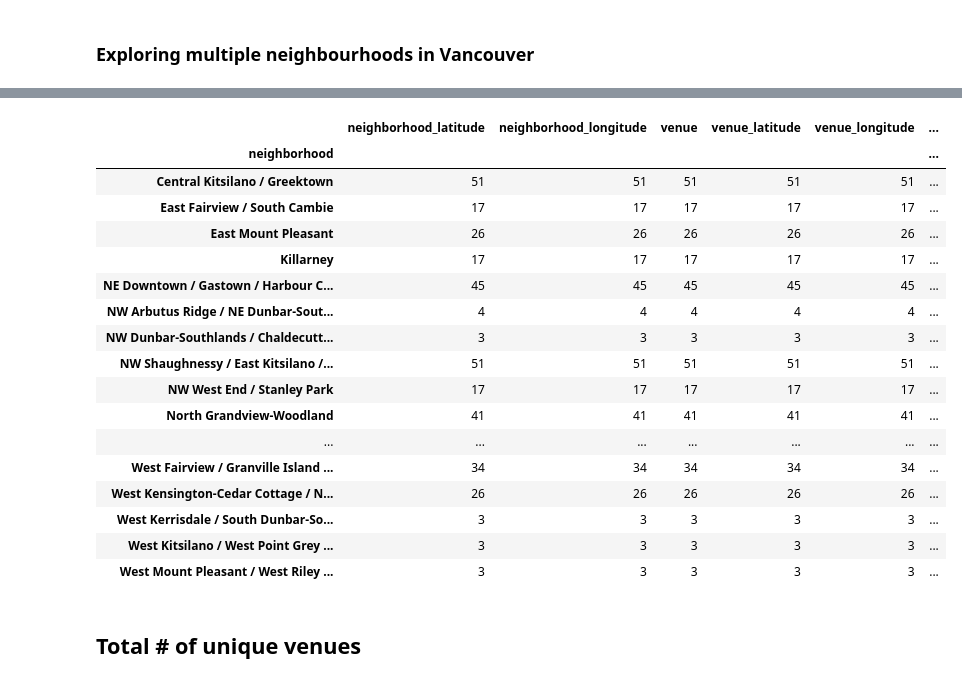
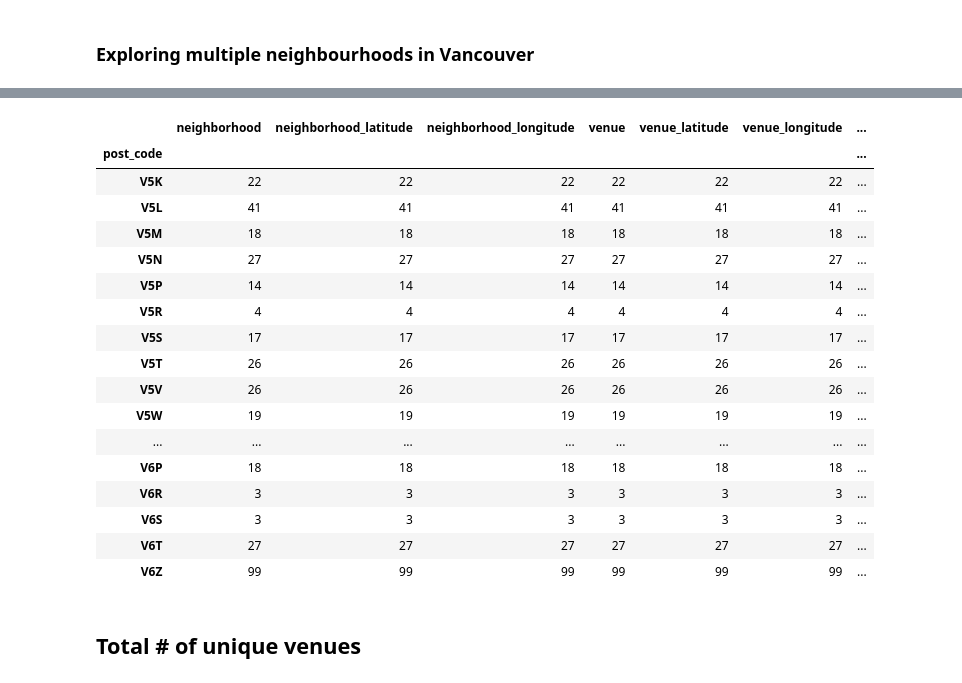
Before and after one commit to dprossi/Capstone_Project_IBM_Data_Science, a Jupyter notebook: Applied_Data_Science_Capstone_Project_Vancouver.ipynb, the cells around one changed output, grey strips where cells are left out. Saved outputs shown, nothing was run; the diff lists cells and outputs as text; code cells hidden in the pictures.

```diff
--- a/Applied_Data_Science_Capstone_Project_Vancouver.ipynb
+++ b/Applied_Data_Science_Capstone_Project_Vancouver.ipynb
@@ -287,8 +291,8 @@ The geograpical coordinates of Vancouver are 49.2608724, -123.1139529.
 map_vancouver = folium.Map(location=[latitude, longitude], zoom_start=12)
 
 # add markers to map
-for lat, lng, post_code, neighborhood in zip(df7['latitude'], df7['longitude'], df7['post_code'], df7['neighborhood']):
-    label = '{}, {}'.format(post_code, neighborhood)
+for lat, lng, post_code, in zip(df7['latitude'], df7['longitude'], df7['post_code']):
+    label = '{}'.format(post_code)
     label = folium.Popup(label, parse_html=True)
     folium.CircleMarker(
         [lat, lng],
@@ -337,7 +341,7 @@ print('Latitude and longitude values of {} are {}, {}.'.format(neighborhood_name
 Latitude and longitude values of North Hastings-Sunrise are 49.283199, -123.038055.
 # %%
 # set up Foursquare API call
-LIMIT = 100 # limit of number of venues returned by Foursquare API
+LIMIT = 110 # limit of number of venues returned by Foursquare API
 radius = 500 # define radius
 
 # create URL
@@ -472,7 +518,8 @@ def getNearbyVenues(names, latitudes, longitudes, radius=500):
 # %%
 # if this cell fails with ~ KeyError 'Groups'
 # create client secret on foursquare site and replace it in code above
-vancouver_venues = getNearbyVenues(names=df7['neighborhood'],
+vancouver_venues = getNearbyVenues_1(post_codes=df7['post_code'],
+                                   names=df7['neighborhood'],
                                    latitudes=df7['latitude'],
                                    longitudes=df7['longitude']
                                   )
@@ -508,24 +555,24 @@ vancouver_venues.head()
 # %%
-vancouver_venues.groupby('neighborhood').count()
+vancouver_venues.groupby('post_code').count()
 # %% [output]
-|  | neighborhood_latitude | neighborhood_longitude | venue | venue_latitude | venue_longitude | ... |
-| neighborhood |  |  |  |  |  | ... |
-| Central Kitsilano / Greektown | 51 | 51 | 51 | 51 | 51 | ... |
-| East Fairview / South Cambie | 17 | 17 | 17 | 17 | 17 | ... |
-| East Mount Pleasant | 26 | 26 | 26 | 26 | 26 | ... |
-| Killarney | 17 | 17 | 17 | 17 | 17 | ... |
-| NE Downtown / Gastown / Harbour C... | 45 | 45 | 45 | 45 | 45 | ... |
-| NW Arbutus Ridge / NE Dunbar-Sout... | 4 | 4 | 4 | 4 | 4 | ... |
-| NW Dunbar-Southlands / Chaldecutt... | 3 | 3 | 3 | 3 | 3 | ... |
-| NW Shaughnessy / East Kitsilano /... | 51 | 51 | 51 | 51 | 51 | ... |
-| NW West End / Stanley Park | 17 | 17 | 17 | 17 | 17 | ... |
-| North Grandview-Woodland | 41 | 41 | 41 | 41 | 41 | ... |
-| ... | ... | ... | ... | ... | ... | ... |
-| West Fairview / Granville Island ... | 34 | 34 | 34 | 34 | 34 | ... |
-| West Kensington-Cedar Cottage / N... | 26 | 26 | 26 | 26 | 26 | ... |
-| West Kerrisdale / South Dunbar-So... | 3 | 3 | 3 | 3 | 3 | ... |
-| West Kitsilano / West Point Grey ... | 3 | 3 | 3 | 3 | 3 | ... |
-| West Mount Pleasant / West Riley ... | 3 | 3 | 3 | 3 | 3 | ... |
+|  | neighborhood | neighborhood_latitude | neighborhood_longitude | venue | venue_latitude | venue_longitude | ... |
+| post_code |  |  |  |  |  |  | ... |
+| V5K | 22 | 22 | 22 | 22 | 22 | 22 | ... |
+| V5L | 41 | 41 | 41 | 41 | 41 | 41 | ... |
+| V5M | 18 | 18 | 18 | 18 | 18 | 18 | ... |
+| V5N | 27 | 27 | 27 | 27 | 27 | 27 | ... |
+| V5P | 14 | 14 | 14 | 14 | 14 | 14 | ... |
+| V5R | 4 | 4 | 4 | 4 | 4 | 4 | ... |
+| V5S | 17 | 17 | 17 | 17 | 17 | 17 | ... |
+| V5T | 26 | 26 | 26 | 26 | 26 | 26 | ... |
+| V5V | 26 | 26 | 26 | 26 | 26 | 26 | ... |
+| V5W | 19 | 19 | 19 | 19 | 19 | 19 | ... |
+| ... | ... | ... | ... | ... | ... | ... | ... |
+| V6P | 18 | 18 | 18 | 18 | 18 | 18 | ... |
+| V6R | 3 | 3 | 3 | 3 | 3 | 3 | ... |
+| V6S | 3 | 3 | 3 | 3 | 3 | 3 | ... |
+| V6T | 27 | 27 | 27 | 27 | 27 | 27 | ... |
+| V6Z | 99 | 99 | 99 | 99 | 99 | 99 | ... |
 # %% [markdown]
 ## Total # of unique venues
 # %%
```
Also changed, not shown: parts of 13 cells of this notebook.
